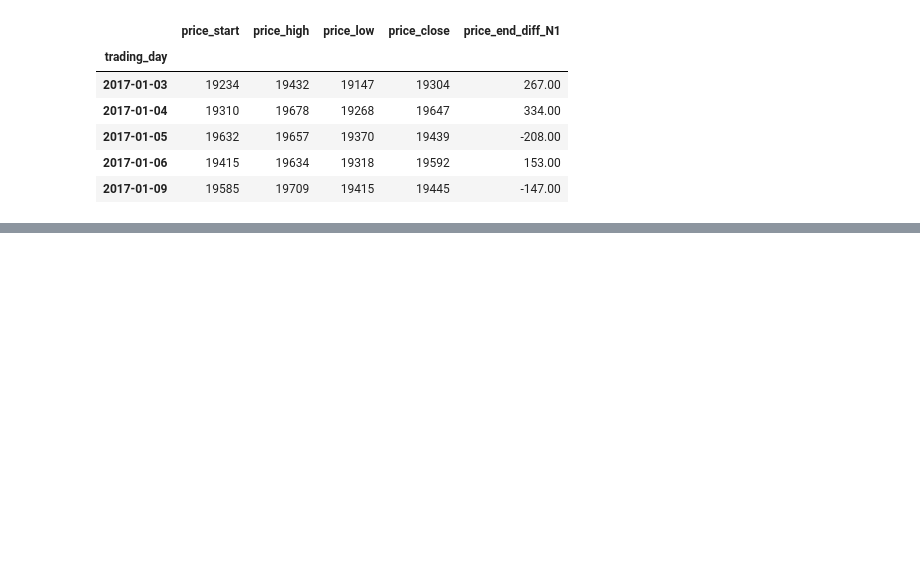
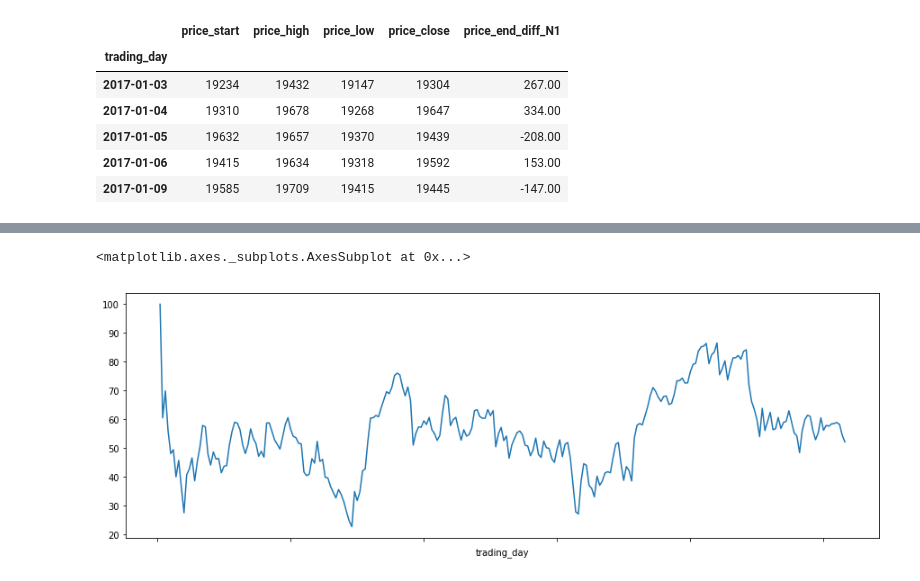
Before and after one commit to k501/N225predict, a Jupyter notebook: 02.data_survey/学習データ作成.ipynb, the cells around one changed output, grey strips where cells are left out. Saved outputs shown, nothing was run; the diff lists cells and outputs as text; code cells hidden in the pictures; blank space fills up the shorter version.

```diff
--- a/02.data_survey/学習データ作成.ipynb
+++ b/02.data_survey/学習データ作成.ipynb
@@ -59,0 +131,12 @@ dtype: object
+# %%
+#RSI
+RSI_period = 14
+diff = data['price_close'].diff(1)
+positive = diff.clip_lower(0).ewm(alpha=1/RSI_period).mean()
+negative = diff.clip_upper(0).ewm(alpha=1/RSI_period).mean()
+data['RSI'] = 100-100/(1-positive/negative)
+
+data['RSI'].plot(figsize=(15,5))
+# %% [output]
+<matplotlib.axes._subplots.AxesSubplot at 0x...>
+[figure, added]
```
Also changed, not shown: parts of 17 cells of this notebook, 2 other files.
